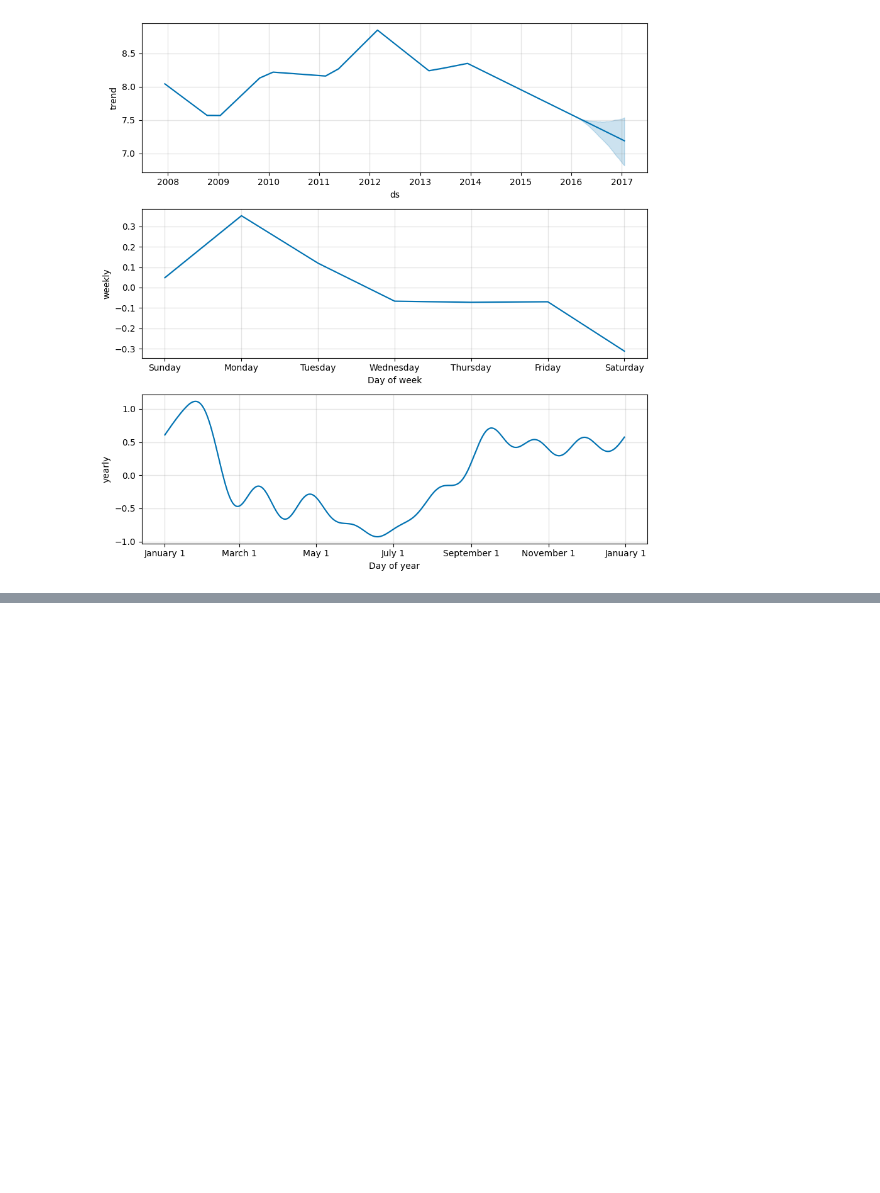
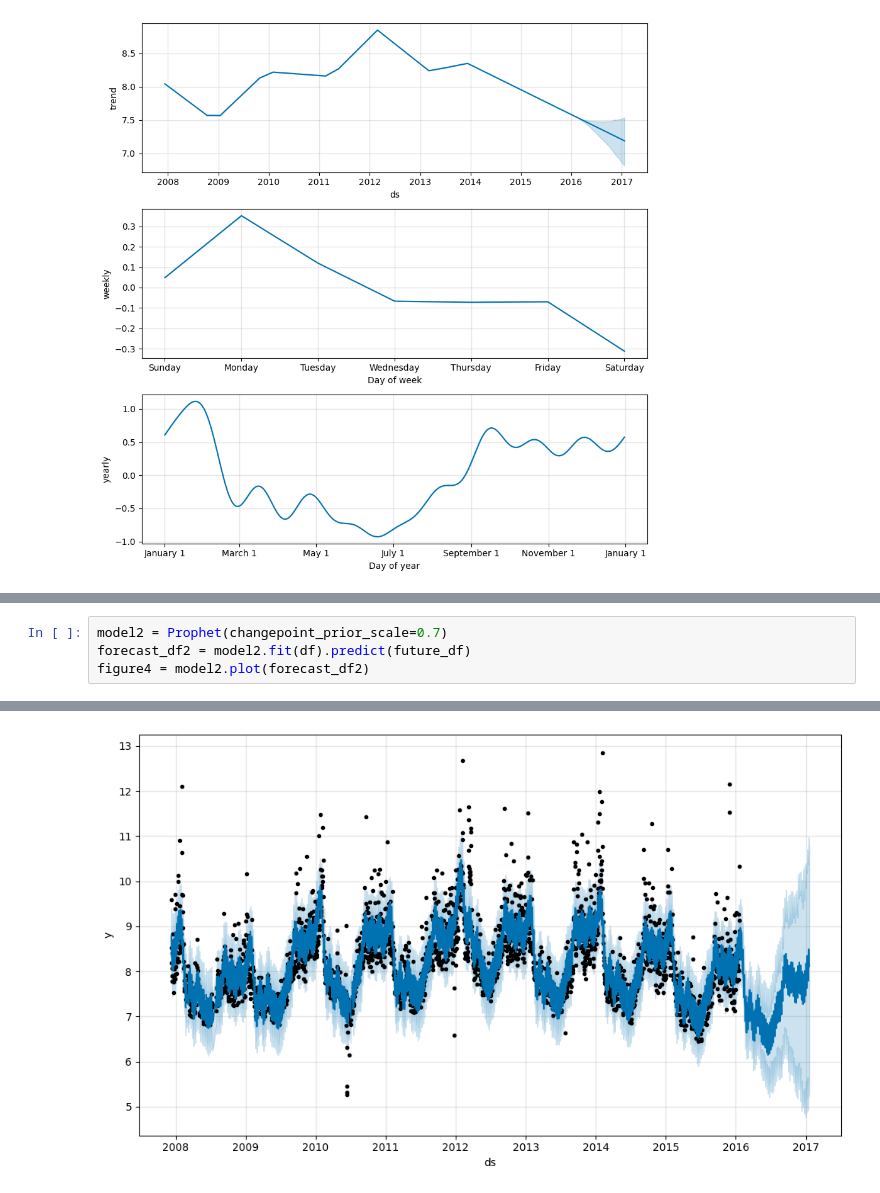
Before and after one commit to makinzm/hajimeteno-prophet, a Jupyter notebook: notebooks/01_notebook.ipynb, the cells around one changed output, grey strips where cells are left out. Saved outputs shown, nothing was run; the diff lists cells and outputs as text; blank space fills up the shorter version.

Commit message:
add change scale point

```diff
--- a/notebooks/01_notebook.ipynb
+++ b/notebooks/01_notebook.ipynb
@@ -98,0 +101,5 @@ NameError: name 'go' is not defined
+# %%
+model2 = Prophet(changepoint_prior_scale=0.7)
+forecast_df2 = model2.fit(df).predict(future_df)
+figure4 = model2.plot(forecast_df2)
+# %% [output]
@@ -98,0 +108 @@ NameError: name 'go' is not defined
+[figure, added]
```
Also changed, not shown: parts of 3 cells of this notebook.
